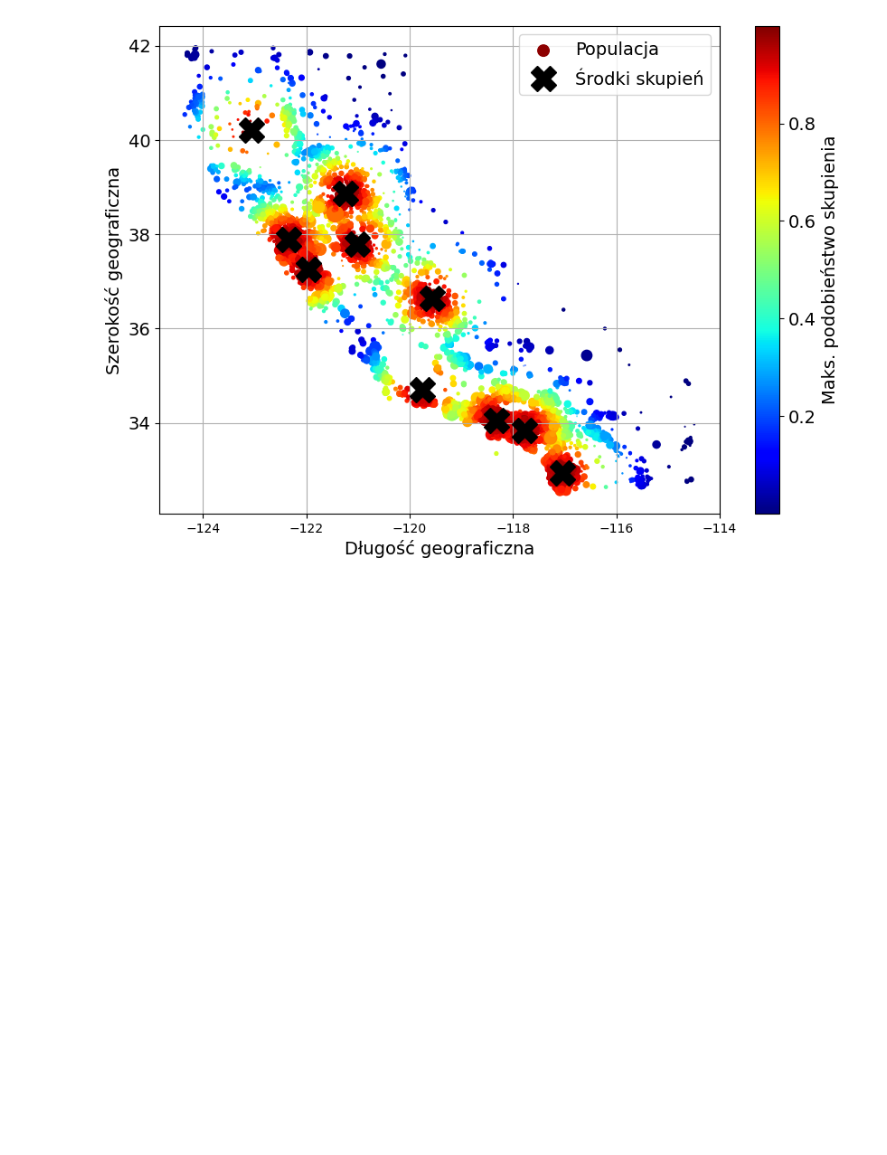
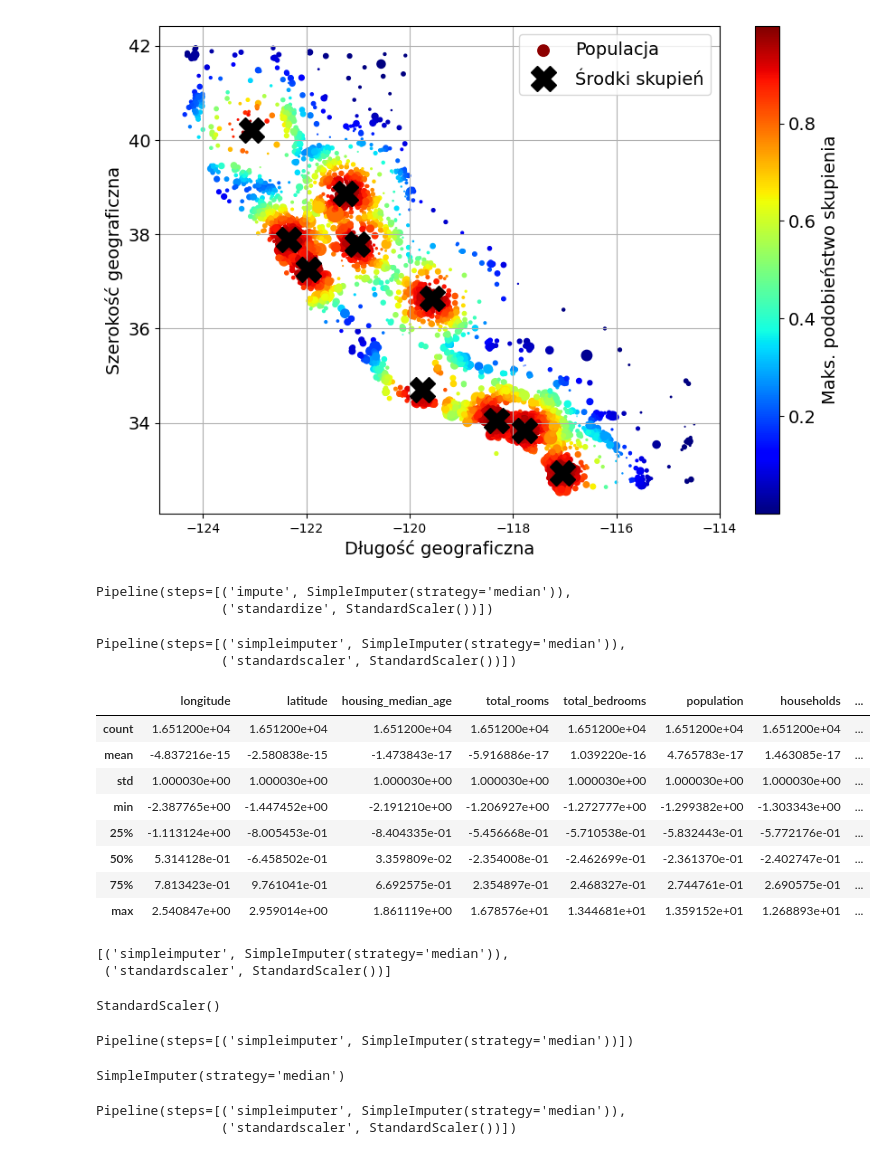
Before and after one commit to BartlomiejRyczek/wprowadzenie_do_uczenia_maszynowego, a Jupyter notebook: 02.ipynb, the cells around one changed output. Saved outputs shown, nothing was run; the diff lists cells and outputs as text; code cells hidden in the pictures; blank space fills up the shorter version.

```diff
--- a/02.ipynb
+++ b/02.ipynb
@@ -798,0 +806,58 @@ plt.show()
+# %%
+from sklearn import set_config
+
+set_config(display='diagram')
+
+num_pipeline
+# %% [output]
+Pipeline(steps=[('impute', SimpleImputer(strategy='median')),
+                ('standardize', StandardScaler())])
+# %%
+from sklearn.pipeline import make_pipeline
+
+num_pipeline = make_pipeline(SimpleImputer(strategy="median"), StandardScaler())
+num_pipeline
+# %% [output]
+Pipeline(steps=[('simpleimputer', SimpleImputer(strategy='median')),
+                ('standardscaler', StandardScaler())])
+# %%
+x_train_num_prepared = num_pipeline.fit_transform(x_train_num)
+x_train_num_prepared_df = pd.DataFrame(
+    x_train_num_prepared,
+    columns = num_pipeline.get_feature_names_out(),
+    index = x_train_num.index
+)
+
+x_train_num_prepared_df.describe()
+# %% [output]
+|  | longitude | latitude | housing_median_age | total_rooms | total_bedrooms | population | households | ... |
+| count | 1.651200e+04 | 1.651200e+04 | 1.651200e+04 | 1.651200e+04 | 1.651200e+04 | 1.651200e+04 | 1.651200e+04 | ... |
+| mean | -4.837216e-15 | -2.580838e-15 | -1.473843e-17 | -5.916886e-17 | 1.039220e-16 | 4.765783e-17 | 1.463085e-17 | ... |
+| std | 1.000030e+00 | 1.000030e+00 | 1.000030e+00 | 1.000030e+00 | 1.000030e+00 | 1.000030e+00 | 1.000030e+00 | ... |
+| min | -2.387765e+00 | -1.447452e+00 | -2.191210e+00 | -1.206927e+00 | -1.272777e+00 | -1.299382e+00 | -1.303343e+00 | ... |
+| 25% | -1.113124e+00 | -8.005453e-01 | -8.404335e-01 | -5.456668e-01 | -5.710538e-01 | -5.832443e-01 | -5.772176e-01 | ... |
+| 50% | 5.314128e-01 | -6.458502e-01 | 3.359809e-02 | -2.354008e-01 | -2.462699e-01 | -2.361370e-01 | -2.402747e-01 | ... |
+| 75% | 7.813423e-01 | 9.761041e-01 | 6.692575e-01 | 2.354897e-01 | 2.468327e-01 | 2.744761e-01 | 2.690575e-01 | ... |
+| max | 2.540847e+00 | 2.959014e+00 | 1.861119e+00 | 1.678576e+01 | 1.344681e+01 | 1.359152e+01 | 1.268893e+01 | ... |
+# %%
+num_pipeline.steps
+# %% [output]
+[('simpleimputer', SimpleImputer(strategy='median')),
+ ('standardscaler', StandardScaler())]
+# %%
+num_pipeline[1]
+# %% [output]
+StandardScaler()
+# %%
+num_pipeline[:-1]
+# %% [output]
+Pipeline(steps=[('simpleimputer', SimpleImputer(strategy='median'))])
+# %%
+num_pipeline.named_steps["simpleimputer"]
+# %% [output]
+SimpleImputer(strategy='median')
+# %%
+num_pipeline.set_params(simpleimputer__strategy="median")
+# %% [output]
+Pipeline(steps=[('simpleimputer', SimpleImputer(strategy='median')),
+                ('standardscaler', StandardScaler())])
```
Also changed, not shown: parts of 20 cells of this notebook.
